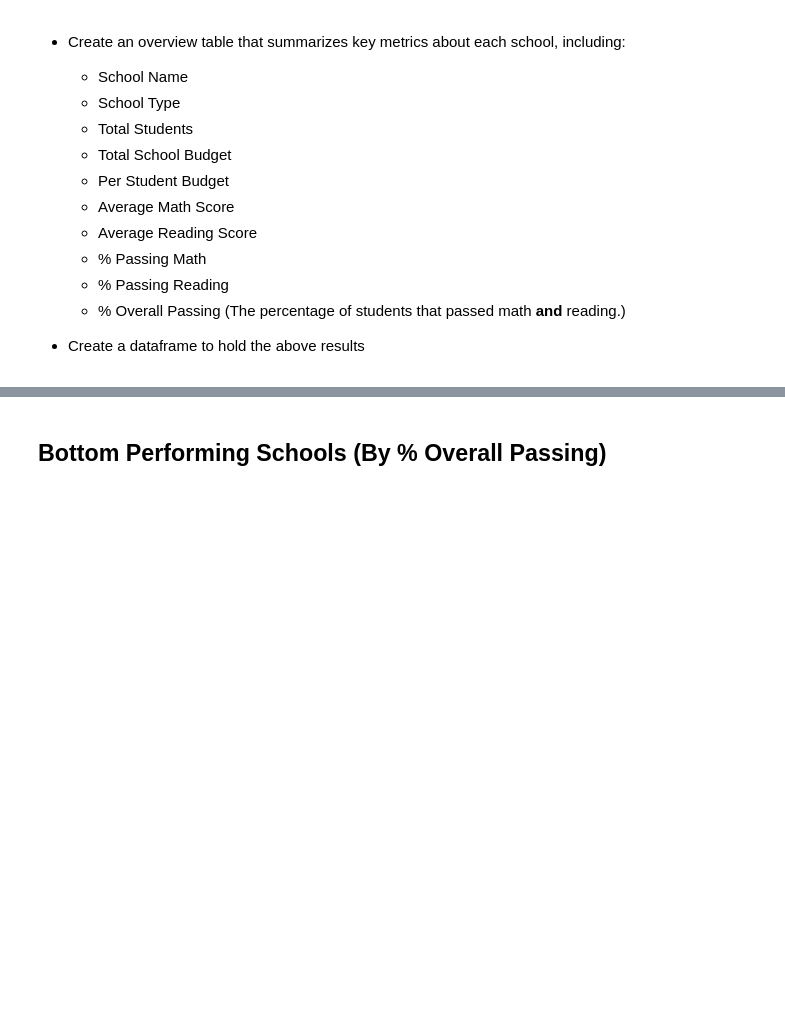
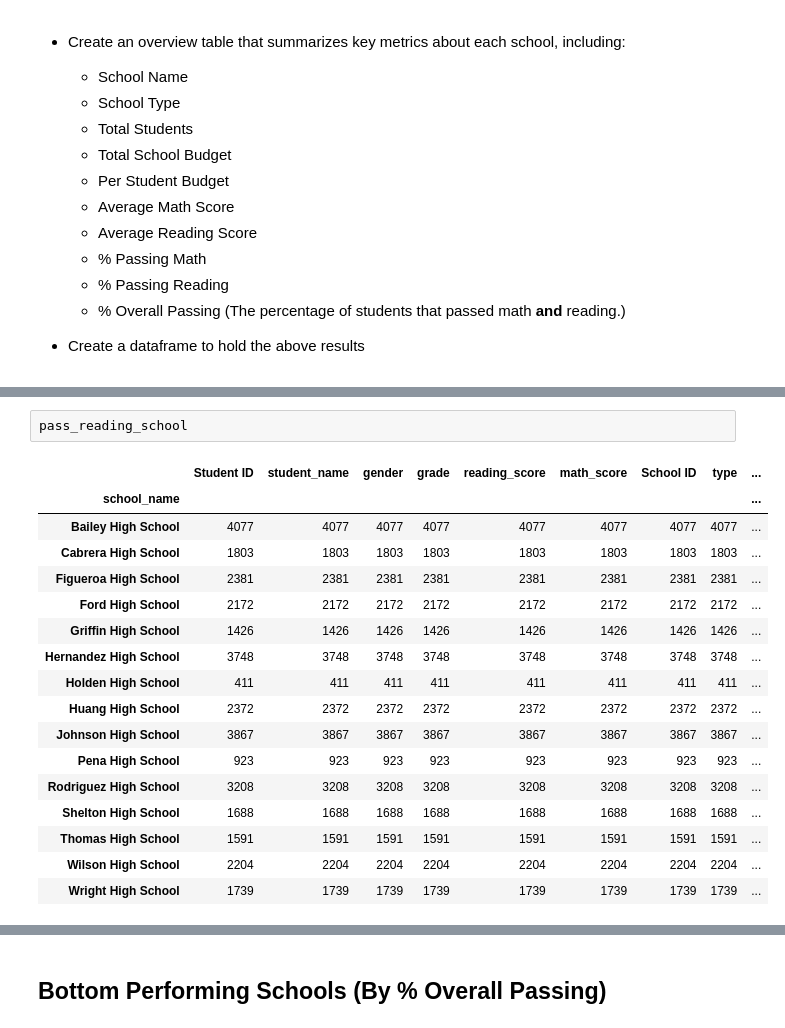
Before and after one commit to carolyan1/Pandas-Challenge, a Jupyter notebook: PyCitySchools/PyCitySchools.ipynb, the cells around one changed output, grey strips where cells are left out. Drawn from its saved outputs; the diff is of its cells as text; blank space fills up the shorter version.

Commit message:
error -
per_pass_math & pass_reading_school

```diff
--- a/PyCitySchools/PyCitySchools.ipynb
+++ b/PyCitySchools/PyCitySchools.ipynb
@@ -171,0 +172,20 @@ ValueError: Wrong number of items passed 25, placement implies 1
+# %%
+pass_reading_school
+# %% [output]
+|  | Student ID | student_name | gender | grade | reading_score | math_score | School ID | type | ... |
+| school_name |  |  |  |  |  |  |  |  | ... |
+| Bailey High School | 4077 | 4077 | 4077 | 4077 | 4077 | 4077 | 4077 | 4077 | ... |
+| Cabrera High School | 1803 | 1803 | 1803 | 1803 | 1803 | 1803 | 1803 | 1803 | ... |
+| Figueroa High School | 2381 | 2381 | 2381 | 2381 | 2381 | 2381 | 2381 | 2381 | ... |
+| Ford High School | 2172 | 2172 | 2172 | 2172 | 2172 | 2172 | 2172 | 2172 | ... |
+| Griffin High School | 1426 | 1426 | 1426 | 1426 | 1426 | 1426 | 1426 | 1426 | ... |
+| Hernandez High School | 3748 | 3748 | 3748 | 3748 | 3748 | 3748 | 3748 | 3748 | ... |
+| Holden High School | 411 | 411 | 411 | 411 | 411 | 411 | 411 | 411 | ... |
+| Huang High School | 2372 | 2372 | 2372 | 2372 | 2372 | 2372 | 2372 | 2372 | ... |
+| Johnson High School | 3867 | 3867 | 3867 | 3867 | 3867 | 3867 | 3867 | 3867 | ... |
+| Pena High School | 923 | 923 | 923 | 923 | 923 | 923 | 923 | 923 | ... |
+| Rodriguez High School | 3208 | 3208 | 3208 | 3208 | 3208 | 3208 | 3208 | 3208 | ... |
+| Shelton High School | 1688 | 1688 | 1688 | 1688 | 1688 | 1688 | 1688 | 1688 | ... |
+| Thomas High School | 1591 | 1591 | 1591 | 1591 | 1591 | 1591 | 1591 | 1591 | ... |
+| Wilson High School | 2204 | 2204 | 2204 | 2204 | 2204 | 2204 | 2204 | 2204 | ... |
+| Wright High School | 1739 | 1739 | 1739 | 1739 | 1739 | 1739 | 1739 | 1739 | ... |
```
Also changed, not shown: parts of 18 cells of this notebook.
